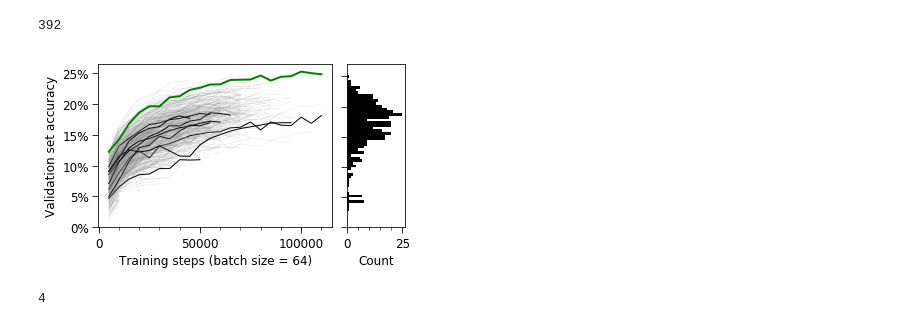
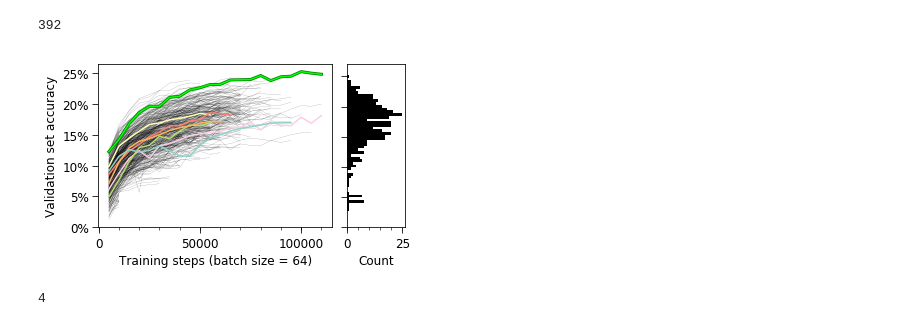
Before and after one commit to msaddler/pitchnet, a Jupyter notebook: notebook_figures_stimuli.ipynb, the cells around one changed output. Drawn from its saved outputs; the diff is of its cells as text; code cells hidden in the pictures.

Commit message:
regenerating figure 1 cnn schematics and valid traces with matched colors

```diff
--- a/notebook_figures_stimuli.ipynb
+++ b/notebook_figures_stimuli.ipynb
@@ -956,17 +956,25 @@ figsize = (5.5, 3)
 kwargs_plot = {
     'marker': '',
     'lw': 0.1,
-    'color': [0.5] * 3
+    'color': [0.0] * 3
 }
-kwargs_plot_accent1 = copy.deepcopy(kwargs_plot)
-kwargs_plot_accent1['color'] = 'g'
-kwargs_plot_accent1['lw'] = 2
-kwargs_plot_accent2 = copy.deepcopy(kwargs_plot)
-kwargs_plot_accent2['color'] = [0.0] * 3
-kwargs_plot_accent2['lw'] = 1
-accent1_arch_num_list = [302]
-accent2_arch_num_list = [302] + [185, 349, 76, 244, 340, 277, 307, 289]
-# accent2_arch_num_list = [302, 208, 373, 270, 97, 245, 287, 87, 325, 285]
+
+kwargs_plot_main = copy.deepcopy(kwargs_plot)
+kwargs_plot_main['color'] = 'g'
+kwargs_plot_main['lw'] = 3.0
+kwargs_plot_main['zorder'] = 900
+arch_num_main = 302
+
+kwargs_plot_accent = copy.deepcopy(kwargs_plot)
+kwargs_plot_accent['lw'] = 1.5
+kwargs_plot_accent['zorder'] = 999
+ARCH_N_list = [302] + [349, 244, 277, 307, 289, 76]
+ARCH_color_list = util_figures.get_color_list(12, cmap_name='Set3')
+ARCH_color_list = [[0, 1, 0]] + ARCH_color_list
+ARCH_color_list.pop(5)
+ARCH_color_list.pop(3)
+
+
 batch_size = 64
 
 gridspec_kw = {
@@ -979,10 +987,11 @@ ax = ax_arr[0]
 max_steps = 0
 for arch_num, (checkpoint_numbers, metric_values) in zip(list_arch_nums, list_traces):
     max_steps = max(max_steps, max(checkpoint_numbers))
-    if arch_num in accent1_arch_num_list:
-        ax.plot(checkpoint_numbers, 100*metric_values, **kwargs_plot_accent1)
-    elif arch_num in accent2_arch_num_list:
-        ax.plot(checkpoint_numbers, 100*metric_values, **kwargs_plot_accent2)
+    if arch_num == arch_num_main:
+        ax.plot(checkpoint_numbers, 100*metric_values, **kwargs_plot_main)
+    if arch_num in ARCH_N_list:
+        kwargs_plot_accent['color'] = ARCH_color_list[ARCH_N_list.index(arch_num)]
+        ax.plot(checkpoint_numbers, 100*metric_values, **kwargs_plot_accent)
     else:
         ax.plot(checkpoint_numbers, 100*metric_values, **kwargs_plot)
 
@@ -1018,34 +1027,34 @@ ax = ax_arr[1]
 
 bin_counts, bin_edges = np.histogram(100*np.array(list_best_metric), bins=50)
 bin_widths = np.diff(bin_edges)
 bin_centers = (bin_edges[:-1] + bin_edges[1:]) / 2
 
 ax.barh(bin_centers, bin_counts, height=bin_widths, align='center', color='k')
 ax = util_figures.format_axes(ax,
                               str_xlabel='Count'.format(batch_size),
                               str_ylabel=None,
                               fontsize_labels=fontsize_labels,
                               fontsize_ticks=fontsize_ticks,
                               fontweight_labels=None,
                               xscale='linear',
                               yscale='linear',
                               xlimits=None,
                               ylimits=ylimits,
                               xticks=[0, 25],
                               yticks=yticks,
                               xticks_minor=np.arange(0, 25, 5),
                               yticks_minor=None,
                               xticklabels=None,
                               yticklabels=[],
                               spines_to_hide=[],
                               major_tick_params_kwargs_update={},
                               minor_tick_params_kwargs_update={})
 plt.show()
 
 # save_fn = os.path.join(save_dir, 'schematic_valid_traces_arch_search_v01.pdf')
 # fig.savefig(save_fn, bbox_inches='tight', pad_inches=0, transparent=False)
 # %% [output]
-[figure, old version]
+[figure, new version]
 # %%
 import sys
 import os
```
Also changed, not shown: parts of 2 cells of this notebook.
